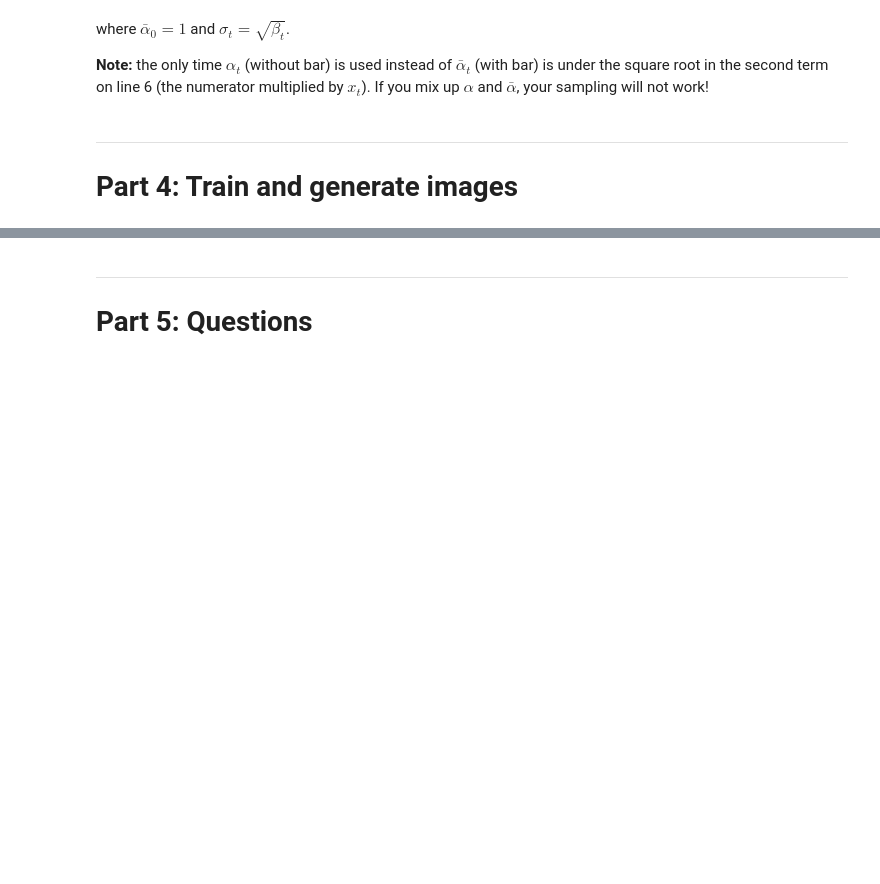
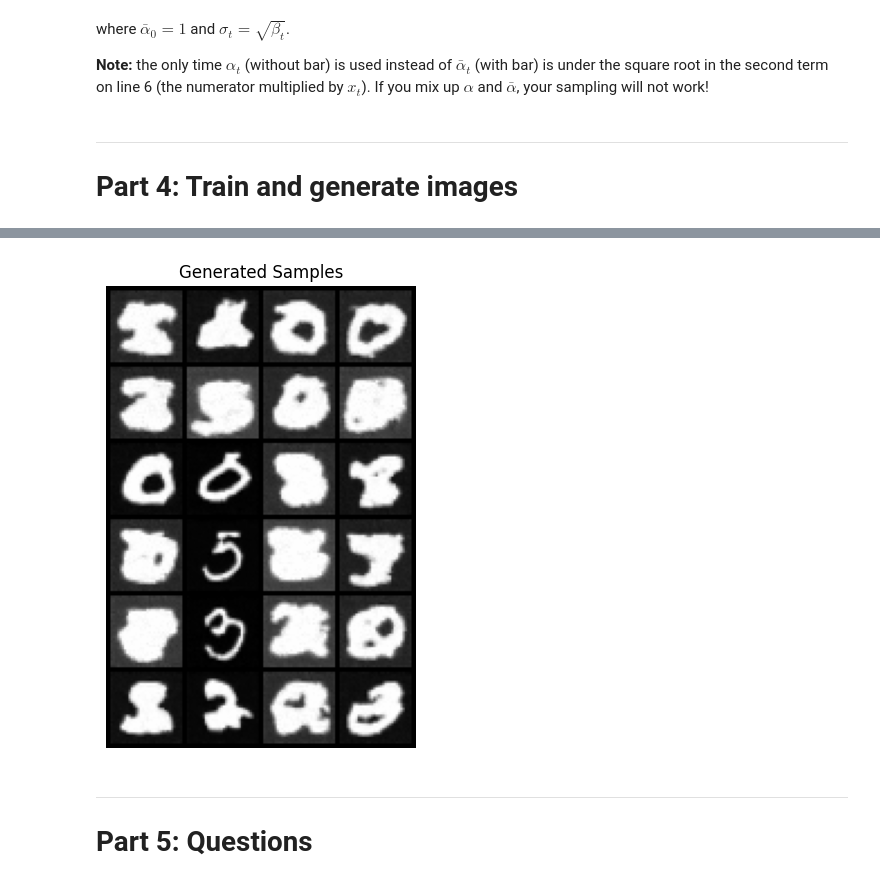
Before and after one commit to qbarger/byu-cs474, a Jupyter notebook: lab10_diffusion.ipynb, the cells around one changed output, grey strips where cells are left out. Drawn from its saved outputs; the diff is of its cells as text; code cells hidden in the pictures; blank space fills up the shorter version.

```diff
--- a/lab10_diffusion.ipynb
+++ b/lab10_diffusion.ipynb
@@ -527,3 +533,24 @@ train_losses = training(model, optimizer, dataloader)
+# %%
+# Use sampling() to generate 16 images and plot them below
+samples = sampling(
+    model,
+    batch_size=batch_size,
+)
+
+samples = (samples + 1) / 2
+samples = samples.clamp(0, 1)
+
+import torchvision.utils as vutils
+
+grid = vutils.make_grid(samples, nrow=4)
+
+plt.figure(figsize=(6,6))
+plt.imshow(grid.permute(1, 2, 0).cpu().numpy(), cmap="gray")
+plt.axis("off")
+plt.title("Generated Samples")
+plt.show()
+# %% [output]
+[figure, added]
 # %% [markdown]
 ---
 
```
Also changed, not shown: parts of 6 cells of this notebook.
